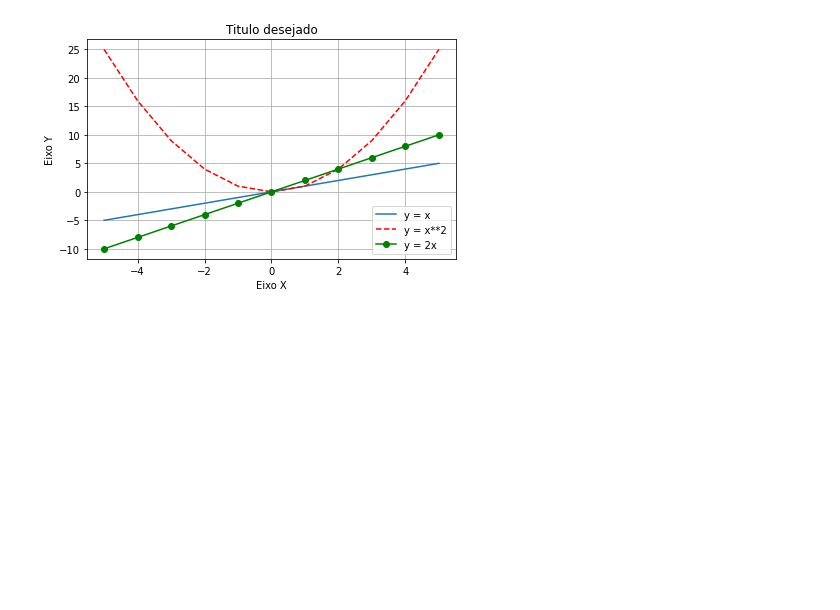
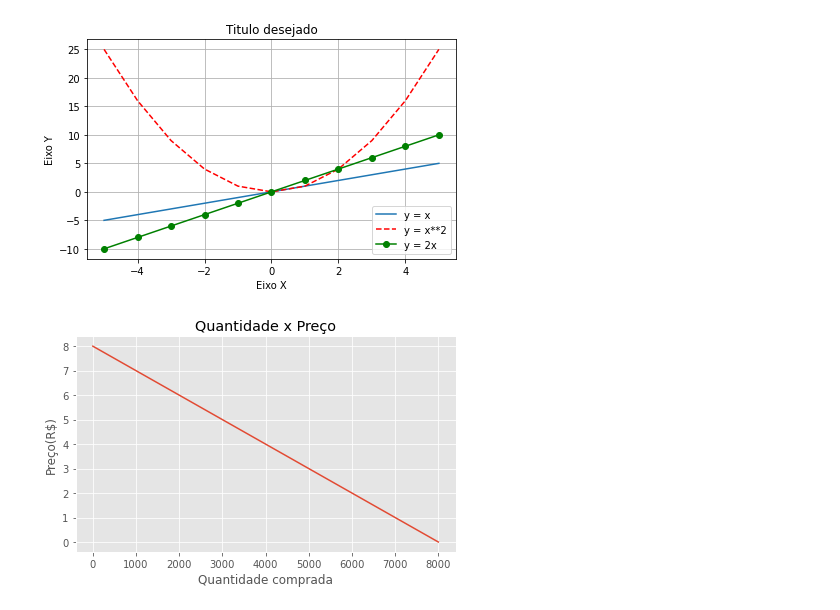
Before and after one commit to ViniciusRCortez/Monitoria-de-metodos-numericos-com-python, a Jupyter notebook: Monitoria 1.ipynb, the cells around one changed output. Saved outputs shown, nothing was run; the diff lists cells and outputs as text; code cells hidden in the pictures; blank space fills up the shorter version.

```diff
--- a/Monitoria 1.ipynb
+++ b/Monitoria 1.ipynb
@@ -252,3 +252,19 @@ plt.grid()
 plt.show()
 # %% [output]
 [figure]
+# %%
+import numpy as np
+import matplotlib.pyplot as plt
+
+preco = np.array([8, 7, 6, 5, 4, 3, 2, 1, 0])
+quant = np.array([0, 1000, 2000, 3000, 4000, 5000, 6000, 7000, 8000])
+
+plt.plot(quant, preco)
+plt.ylabel('Preço(R$)')
+plt.xlabel('Quantidade comprada')
+plt.title('Quantidade x Preço')
+plt.tight_layout()
+plt.style.use('ggplot')
+plt.show()
+# %% [output]
+[figure, added]
```
Also changed, not shown: parts of 3 cells of this notebook, 3 other files.
